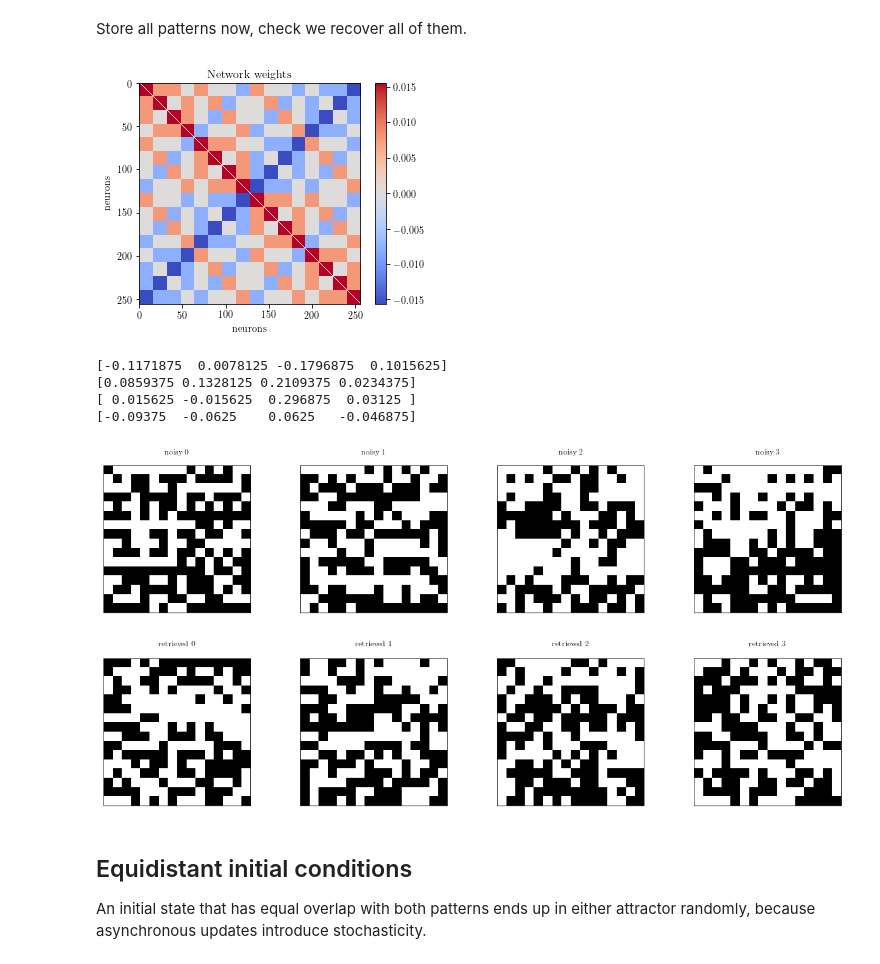
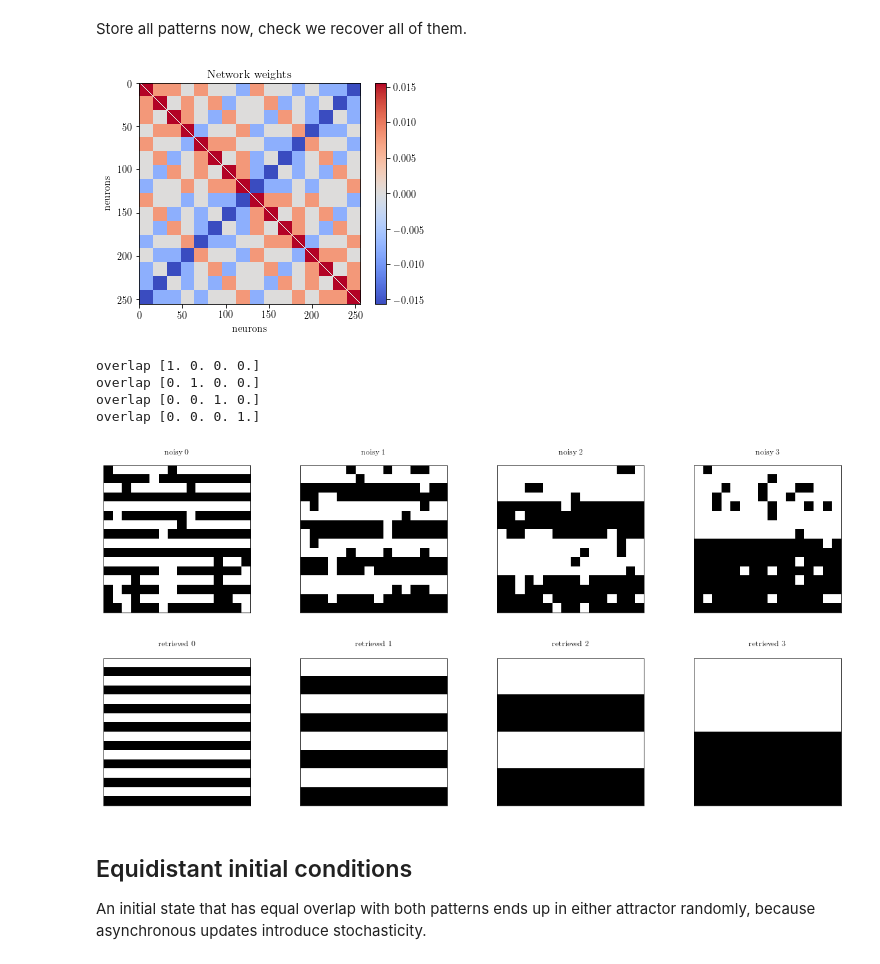
Before and after one commit to mazzulab/AppliedMathNotebooks, a Jupyter notebook: Hopfield0_updated.ipynb, the cells around one changed output. Cells and saved outputs as stored; diff of their text form; code cells hidden in the pictures.

Commit message:
updated notebook for Hopfield

```diff
--- a/Hopfield0_updated.ipynb
+++ b/Hopfield0_updated.ipynb
@@ -168,7 +168,7 @@ def probspin(h,beta):
     res=1/(1+np.exp(-2*beta*h))
     return res
 
-def flow(pattern,weights,theta=0.,steps=100,display=True,EarlyStop=True,T=0):
+def flow(pattern,weights,theta=0.,steps=10000,display=True,EarlyStop=True,T=0):
     nunits=len(pattern)
     steps_tot=steps*nunits
     pattern_flat=pattern.flatten()
@@ -190,7 +190,7 @@ def flow(pattern,weights,theta=0.,steps=100,display=True,EarlyStop=True,T=0):
         if display:
             print('energy at step {} is now {}'.format((step),energytemp))
         if (step>0) & EarlyStop:
-            TOL=np.diff(energy[-nunits*5:-1]).sum()
+            TOL=np.diff(energy[-5:-1]).sum()
             if (TOL==0):
                 # monitors changes in energy values, stop dynamics if no change in last 5 steps
                 if display:
@@ -288,29 +323,48 @@ NameError: name 'test_patterns' is not defined
 # %% [markdown]
 Store all patterns now, check we recover all of them.
+# %%
+def set_weights(patterns):
+    npatterns1=len(patterns)
+    nunits1=len(patterns[0])
+    weights1=np.zeros((nunits1,nunits1))
+    for i in range(npatterns1):
+        weights1+=np.outer(patterns[i],patterns[i])
+    np.fill_diagonal(weights1,0)
+    out=weights1/nunits1
+    return out
 # %%
+allweights=set_weights(train_data)
 plotweights(allweights)
 
 # noisify each pattern
+noisy_patterns=np.zeros(train_data.shape)
+for i in range(npatterns):
+    noisy_patterns[i]=noisify(train_data[i],0.1)
 
 
 fig,ax=plt.subplots(1,4,figsize=(20,4))
 for i in range(npatterns):
     plotpattern(noisy_patterns[i],ax[i],title='noisy %s' % i)
+plt.savefig("hopfield_orth4_noisy.png")
 
-plt.savefig("hopfield_orth4_noisy.png")
+recovered_pattern=np.zeros((npatterns,nunits))
+for i in range(npatterns):
+    recovered_pattern[i]=flow(noisy_patterns[i],allweights,theta=0,steps=20,display=False,EarlyStop=True,T=0.)
+    overlap=compute_overlap_list(recovered_pattern[i,:],train_data)
+    print('overlap',overlap)
 
 fig,ax=plt.subplots(1,4,figsize=(20,4))
 for i in range(npatterns):
     plotpattern(recovered_pattern[i],ax[i],title='retrieved %s' % i)
 plt.savefig("hopfield_orth4_retrieval.png")
 # %% [output]
 [figure]
-[-0.1171875  0.0078125 -0.1796875  0.1015625]
-[0.0859375 0.1328125 0.2109375 0.0234375]
-[ 0.015625 -0.015625  0.296875  0.03125 ]
-[-0.09375  -0.0625    0.0625   -0.046875]
+overlap [1. 0. 0. 0.]
+overlap [0. 1. 0. 0.]
+overlap [0. 0. 1. 0.]
+overlap [0. 0. 0. 1.]
-[figure, old version]
+[figure, new version]
-[figure, old version]
+[figure, new version]
 # %% [markdown]
 ## Equidistant initial conditions
 An initial state that has equal overlap with both patterns ends up in either attractor randomly,
```
Also changed, not shown: parts of 16 cells of this notebook, 5 other files.
